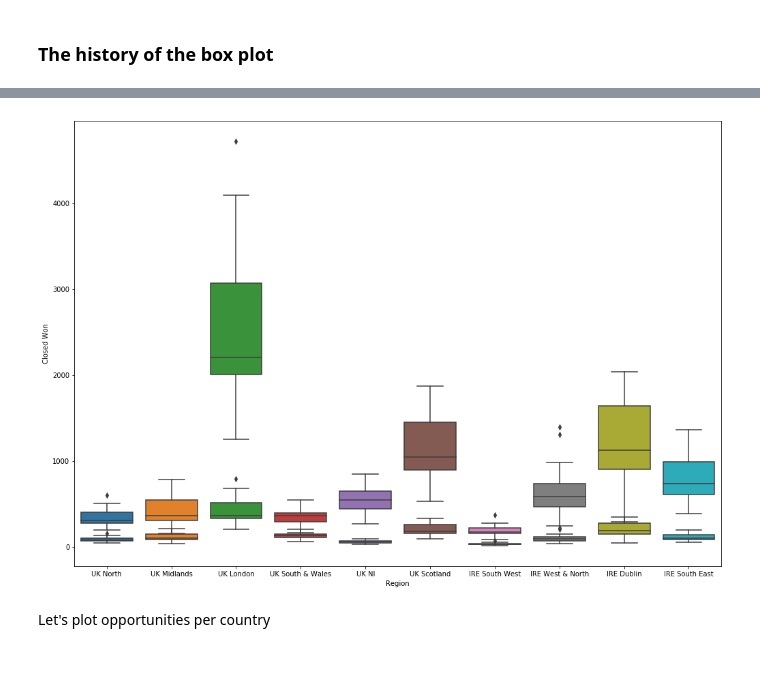
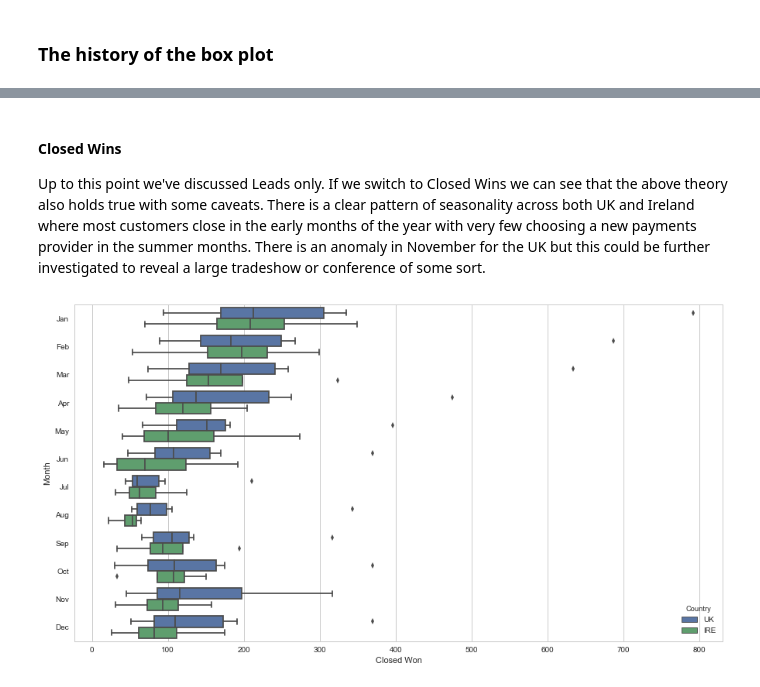
Before and after one commit to G00364690/Box-plot, a Jupyter notebook: FDA-Project.ipynb, the cells around one changed output, grey strips where cells are left out. Drawn from its saved outputs; the diff is of its cells as text; code cells hidden in the pictures.

```diff
--- a/FDA-Project.ipynb
+++ b/FDA-Project.ipynb
@@ -124,12 +179,13 @@ Let's plot Qualified Leads and Closed Won opportunities.
+# %% [markdown]
+#### Closed Wins
+
+Up to this point we've discussed Leads only. If we switch to Closed Wins we can see that the above theory also holds true with some caveats. There is a clear pattern of seasonality across both UK and Ireland where most customers close in the early months of the year with very few choosing a new payments provider in the summer months. There is an anomaly in November for the UK but this could be further investigated to reveal a large tradeshow or conference of some sort.
 # %%
 import seaborn as sns
 import matplotlib.pyplot as plt
 
-plt.figure(figsize=(17,12))
-sns.boxplot(x="Region",y="Qualified Leads",data=df)
-sns.boxplot(x="Region",y="Closed Won",data=df)
+plt.figure(figsize=(15,8))
+sns.boxplot(x="Closed Won",y="Month",hue="Country",data=df)
 plt.show()
 # %% [output]
-[figure, old version]
+[figure, new version]
-# %% [markdown]
-Let's plot opportunities per country
```
Also changed, not shown: parts of 37 cells of this notebook.
